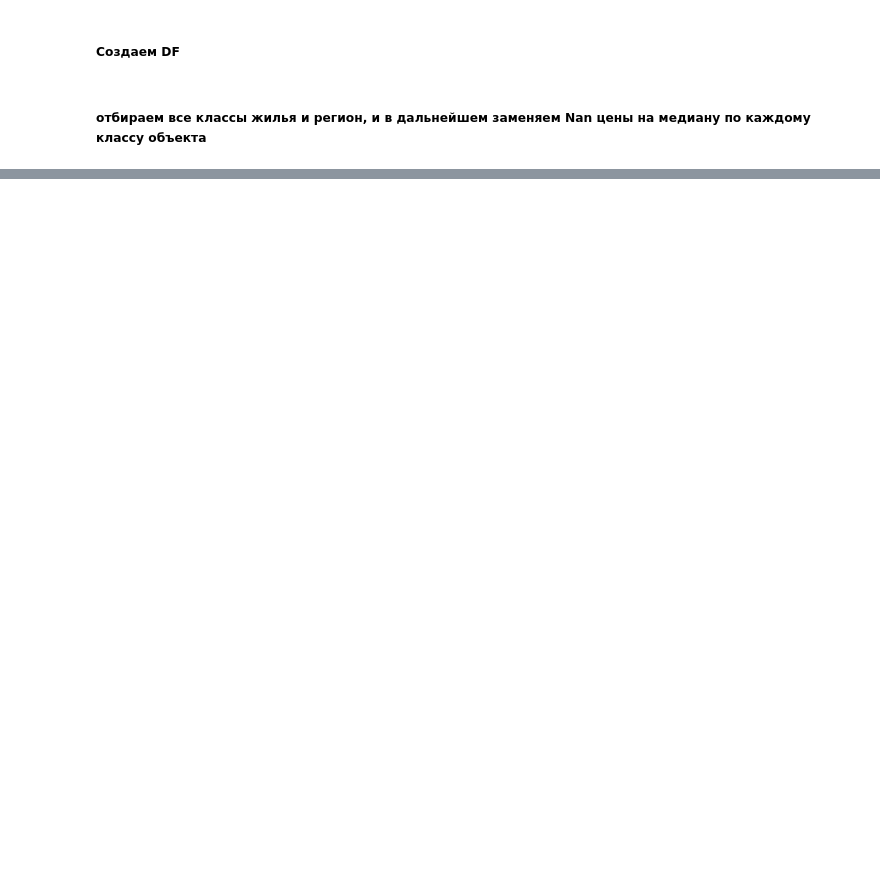
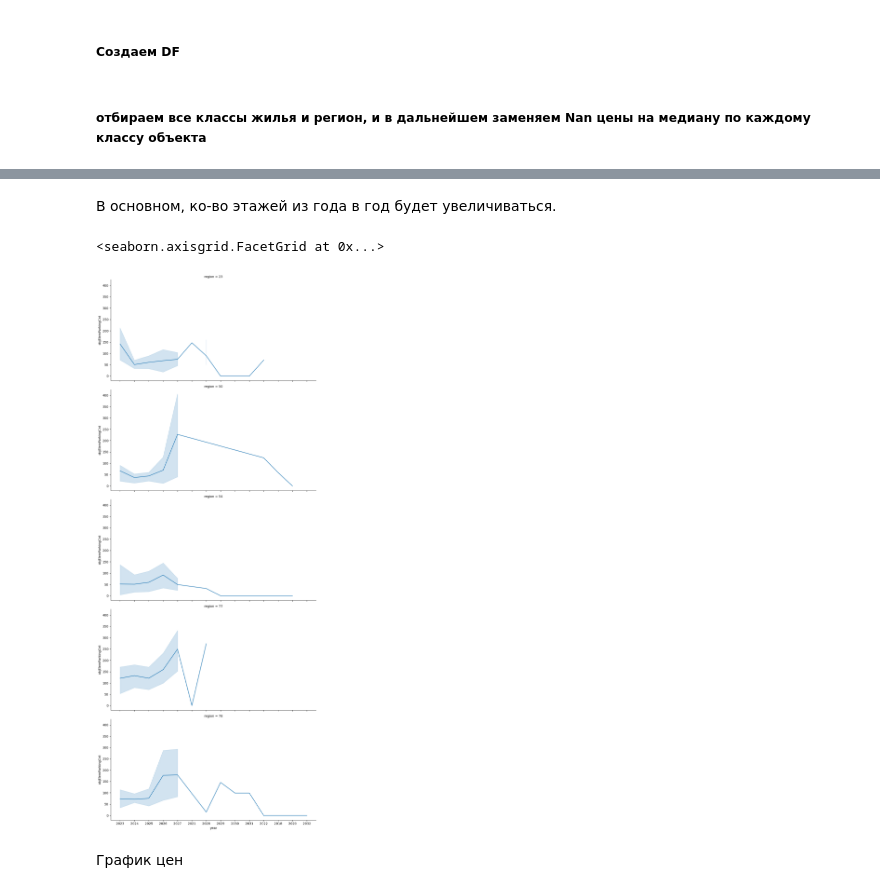
Before and after one commit to AlbrtKrd/DS_Reebot, a Jupyter notebook: Lessons_3_4/Home.ipynb, the cells around one changed output, grey strips where cells are left out. Drawn from its saved outputs; the diff is of its cells as text; code cells hidden in the pictures; blank space fills up the shorter version.

```diff
--- a/Lessons_3_4/Home.ipynb
+++ b/Lessons_3_4/Home.ipynb
@@ -48,0 +102,19 @@ for cla in a:
+# %% [markdown]
+В основном, ко-во этажей из года в год будет увеличиваться.
+# %%
+target=['objElemParkingCnt','objFloorCnt','objFlatCnt']
+
+sns.relplot(
+    x='year',
+    y='objElemParkingCnt',
+    # hue='objLkClassDesc',
+    data=df.groupby(['region','objLkClassDesc','year'])['objElemParkingCnt'].mean().reset_index(),
+    row='region',
+    kind='line',
+    aspect=2,
+    height=5)
+# %% [output]
+<seaborn.axisgrid.FacetGrid at 0x...>
+[figure, added]
+# %% [markdown]
+График цен
```
Also changed, not shown: parts of 37 cells of this notebook.
